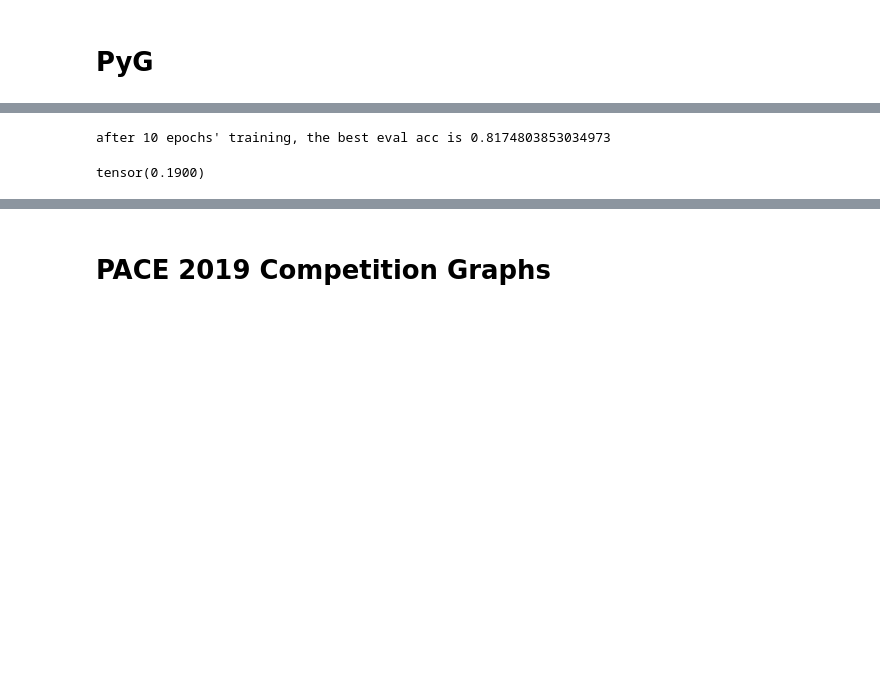
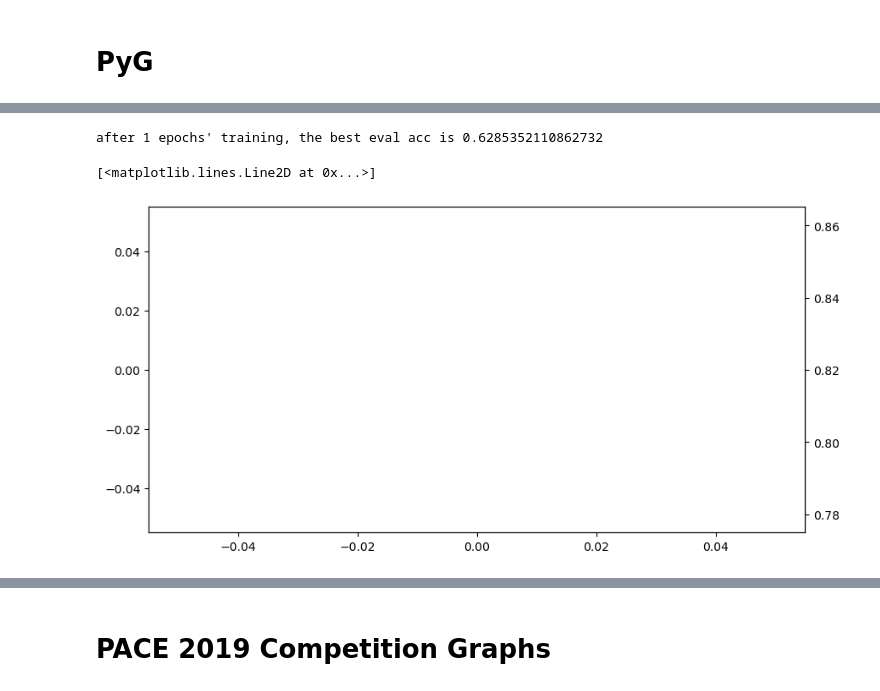
Before and after one commit to felix-cfzhou/CPSC583-Project, a Jupyter notebook: notebooks/playground.ipynb, the cells around one changed output, grey strips where cells are left out. Cells and saved outputs as stored; diff of their text form; code cells hidden in the pictures; blank space fills up the shorter version.

```diff
--- a/notebooks/playground.ipynb
+++ b/notebooks/playground.ipynb
@@ -121,6 +170,7 @@ model = GCN(1, 10, 1).cuda()
 # %%
 optimizer = torch.optim.Adam(model.parameters(), lr=1e-4)
-loss_fn = torch.nn.BCELoss()
+class_weight = weight = torch.Tensor([1.0, 0.0]).cuda()
+loss_fn = torch.nn.NLLLoss(weight=class_weight)
 # %%
 def train(model, training_set, optimizer, loss_fn):
     loss = 0
@@ -138,8 +188,8 @@ def train(model, training_set, optimizer, loss_fn):
     ## (~7 line of code)
     model.train()
     optimizer.zero_grad()
-    y_pred = model(data.x, data.edge_index)
-    loss = loss_fn(y_pred, data.solution)
+    y_pred = model(data.weight, data.edge_index)
+    loss = loss_fn(y_pred, data.solution.long().reshape(-1))
     loss.backward()
     optimizer.step()
     #########################################
@@ -157,8 +207,8 @@ def test(model, data):
     ############# Your code here ############
     ## (~5 line of code)
     model.eval()
-    y_pred = model(data.x, data.edge_index)
-    pred = y_pred.gt(0.5).float()
+    y_pred = model(data.weight, data.edge_index)
+    pred = torch.exp(y_pred).argmax()
     acc = pred.eq(data.solution).float().mean()
     #########################################
 
@@ -166,7 +216,7 @@ def test(model, data):
 # %%
 from tqdm.notebook import tqdm
 
-num_epochs = 10
+num_epochs = 1
 epochs = list(range(1, num_epochs + 1))
 train_loss, eval_acc = [], []
 
@@ -174,12 +224,12 @@ best_eval_acc = float("-inf")
 for epoch in tqdm(epochs, position=0, leave=True, desc="epoch"):
     train_loss_curr = 0.0
     for data in tqdm(loader_train, position=1, leave=False, desc="training batch"):
-        loss = train(model, data.cuda(), optimizer, loss_fn)
+        loss = train(model, data.cuda(), optimizer, loss_fn).detach().cpu()
         train_loss_curr += loss / len(loader_train)
 
     eval_acc_curr = 0.0
     for data in tqdm(loader_eval, position=1, leave=False, desc="eval batch"):
-        acc = test(model, data.cuda())
+        acc = test(model, data.cuda()).cpu()
         eval_acc_curr += acc / len(loader_eval)
 
     train_loss.append(train_loss_curr)
@@ -188,14 +238,14 @@ for epoch in tqdm(epochs, position=0, leave=True, desc="epoch"):
     if eval_acc_curr > best_eval_acc:
         best_eval_acc = eval_acc_curr
 
-print(
-    "after {} epochs' training, the best eval acc is {}".format(
-        num_epochs, best_eval_acc
-    )
-)
+print(f"after {num_epochs} epochs' training, the best eval acc is {best_eval_acc}")
 # %% [output]
-after 10 epochs' training, the best eval acc is 0.8174803853034973
+after 1 epochs' training, the best eval acc is 0.6285352110862732
-# %%
-dataset[12].solution.sum() / len(dataset[0].solution)
-# %% [output]
-tensor(0.1900)
+# %%
+fig, ax = plt.subplots(1, 1, figsize=(10, 5))
+
+ax.plot(train_loss, color="blue")
+ax.twinx().plot(eval_acc, color="orange")
+# %% [output]
+[<matplotlib.lines.Line2D at 0x...>]
+[figure, added]
```
Also changed, not shown: parts of 8 cells of this notebook, 2 other files.
